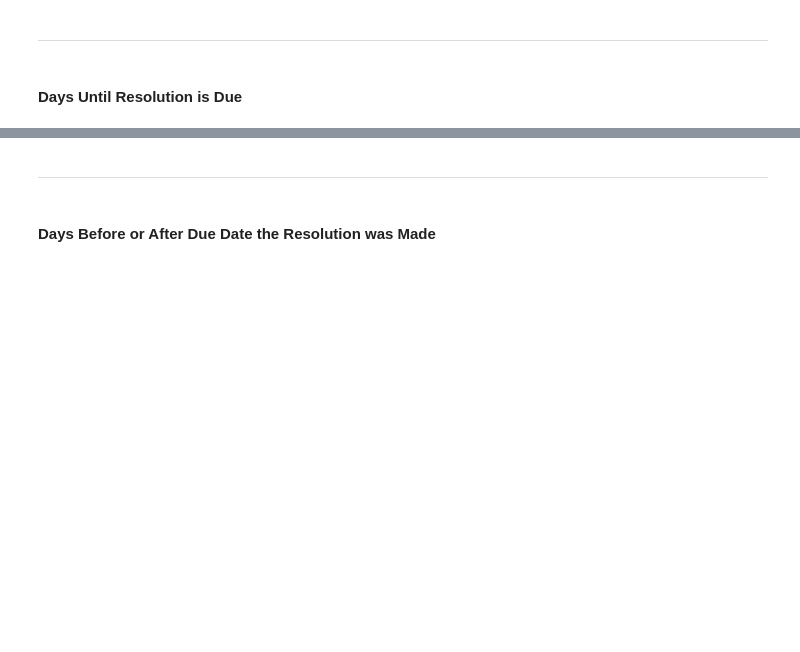
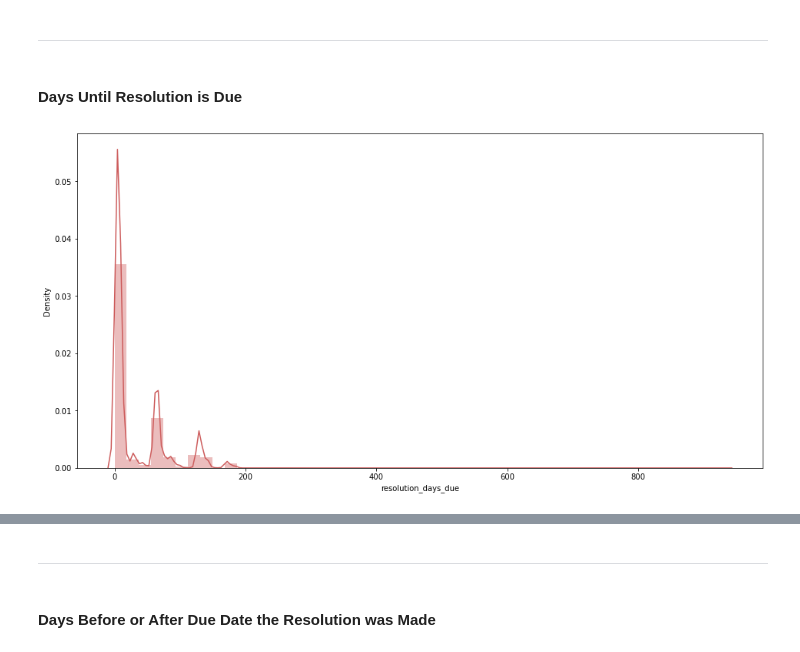
Before and after one commit to 3-1-1-Codeup/project, a Jupyter notebook: workbooks/caitlyn/explore.ipynb, the cells around one changed output, grey strips where cells are left out. Drawn from its saved outputs; the diff is of its cells as text; code cells hidden in the pictures; blank space fills up the shorter version.

```diff
--- a/workbooks/caitlyn/explore.ipynb
+++ b/workbooks/caitlyn/explore.ipynb
@@ -131,2 +120,0 @@ Name: level_of_delay, dtype: int64
-# %%
-df = df[df.days_open < 1400]
@@ -149,3 +127,9 @@ Name: level_of_delay, dtype: int64
 ___
 # %% [markdown]
 #### Days Until Resolution is Due
+# %%
+plt.figure(figsize=(16,8))
+sns.distplot(df.resolution_days_due, color='indianred')
+plt.show()
+# %% [output]
+[figure, added]
```
Also changed, not shown: parts of 19 cells of this notebook.
